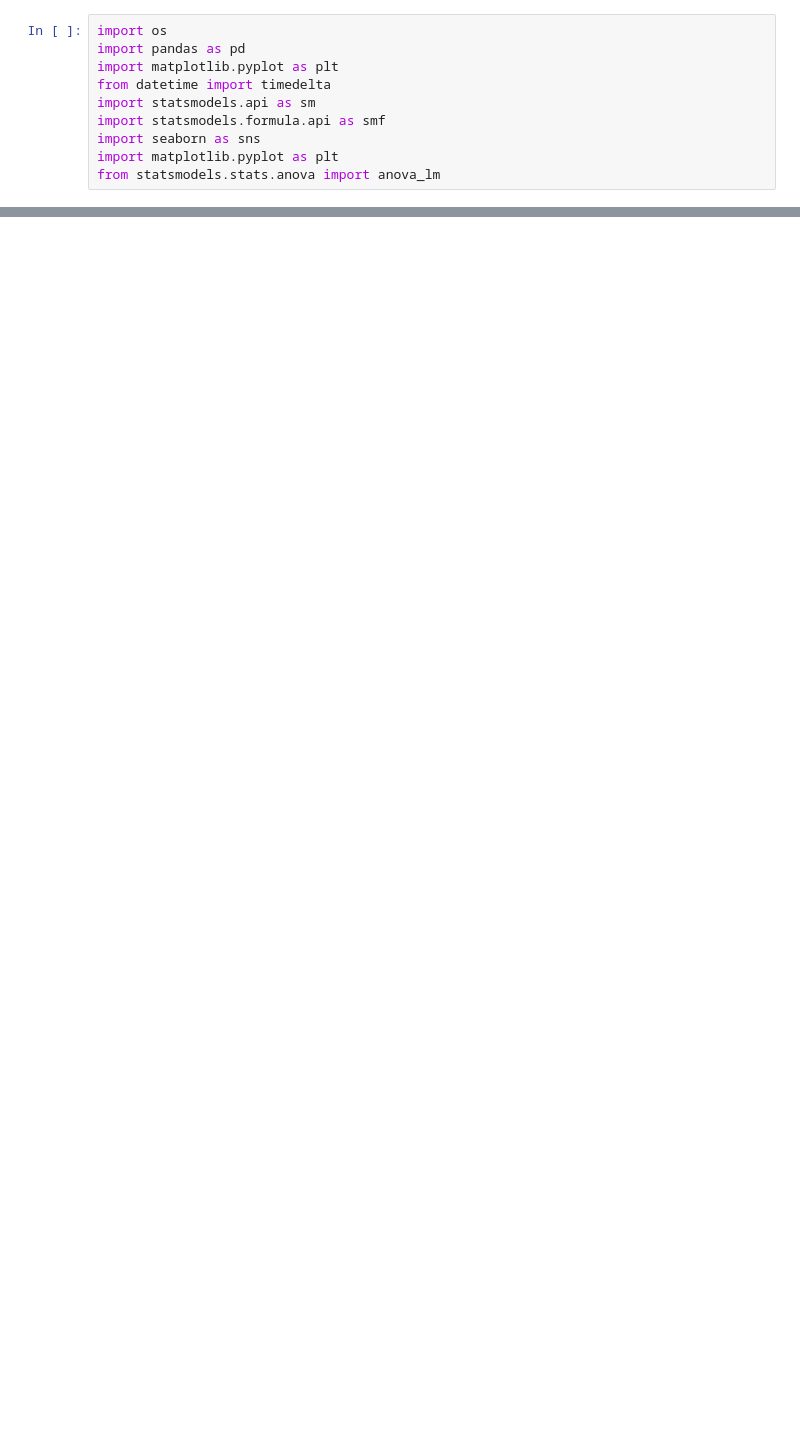
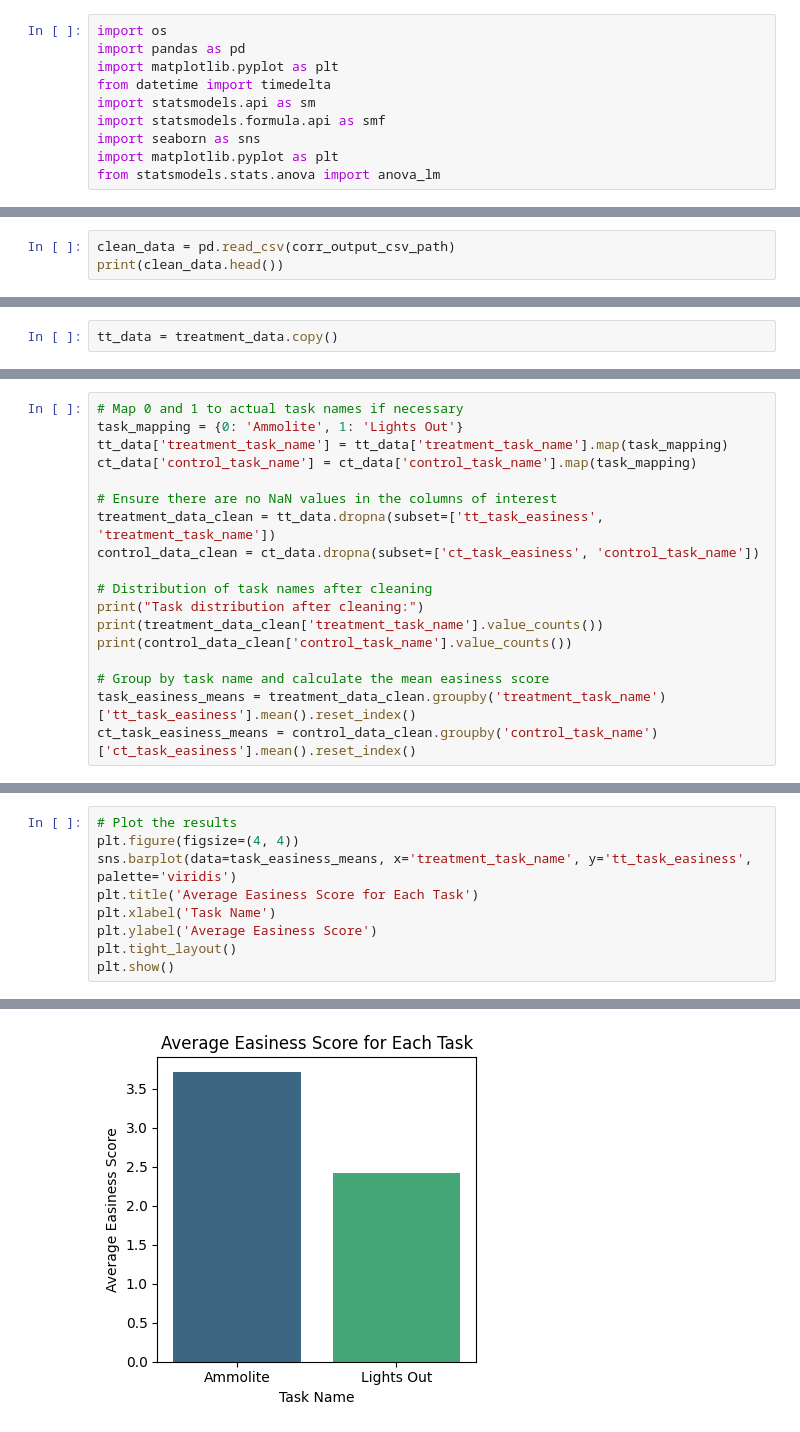
Before and after one commit to ValentinBourcier/OC-EXP-REPLICATION, a Jupyter notebook: analysis/survey-analysis.ipynb, the cells around one changed output, grey strips where cells are left out. Saved outputs shown, nothing was run; the diff lists cells and outputs as text; blank space fills up the shorter version.

```diff
--- a/analysis/survey-analysis.ipynb
+++ b/analysis/survey-analysis.ipynb
@@ -109,0 +895,3 @@ if missing_columns:
+# %%
+clean_data = pd.read_csv(corr_output_csv_path)
+print(clean_data.head())
@@ -109,0 +1166,2 @@ if missing_columns:
+# %%
+tt_data = treatment_data.copy()
@@ -109,0 +1192,18 @@ if missing_columns:
+# %%
+# Map 0 and 1 to actual task names if necessary
+task_mapping = {0: 'Ammolite', 1: 'Lights Out'}
+tt_data['treatment_task_name'] = tt_data['treatment_task_name'].map(task_mapping)
+ct_data['control_task_name'] = ct_data['control_task_name'].map(task_mapping)
+
+# Ensure there are no NaN values in the columns of interest
+treatment_data_clean = tt_data.dropna(subset=['tt_task_easiness', 'treatment_task_name'])
+control_data_clean = ct_data.dropna(subset=['ct_task_easiness', 'control_task_name'])
+
+# Distribution of task names after cleaning
+print("Task distribution after cleaning:")
+print(treatment_data_clean['treatment_task_name'].value_counts())
+print(control_data_clean['control_task_name'].value_counts())
+
+# Group by task name and calculate the mean easiness score
+task_easiness_means = treatment_data_clean.groupby('treatment_task_name')['tt_task_easiness'].mean().reset_index()
+ct_task_easiness_means = control_data_clean.groupby('control_task_name')['ct_task_easiness'].mean().reset_index()
@@ -109,0 +1225,10 @@ if missing_columns:
+# %%
+# Plot the results
+plt.figure(figsize=(4, 4))
+sns.barplot(data=task_easiness_means, x='treatment_task_name', y='tt_task_easiness', palette='viridis')
+plt.title('Average Easiness Score for Each Task')
+plt.xlabel('Task Name')
+plt.ylabel('Average Easiness Score')
+plt.tight_layout()
+plt.show()
+# %% [output]
@@ -109,0 +1238 @@ if missing_columns:
+[figure, added]
```
Also changed, not shown: parts of 47 cells of this notebook, 9 other files.
